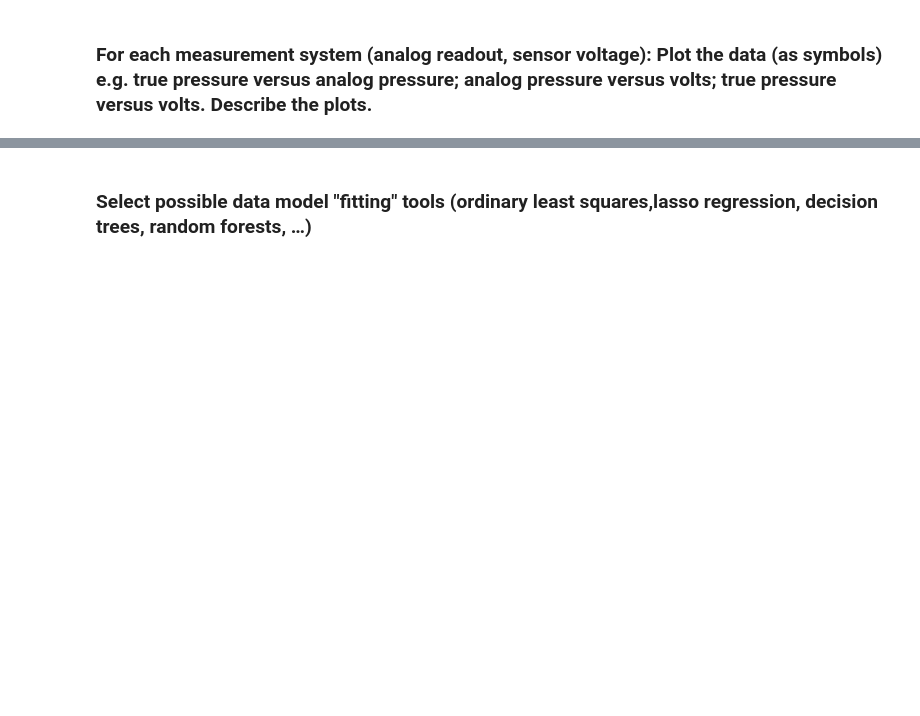
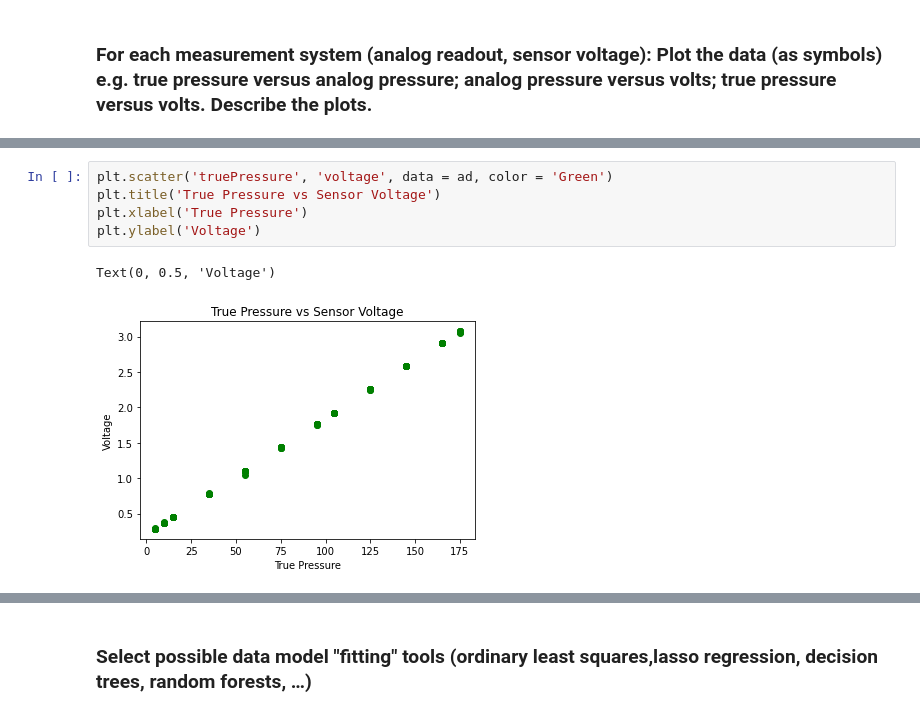
Before and after one commit to TeaOfTheSea/InstrumentCalibrationGit, a Jupyter notebook: InstrumentCalibration-Project.ipynb, the cells around one changed output, grey strips where cells are left out. Saved outputs shown, nothing was run; the diff lists cells and outputs as text; blank space fills up the shorter version.

```diff
--- a/InstrumentCalibration-Project.ipynb
+++ b/InstrumentCalibration-Project.ipynb
@@ -167,0 +203,8 @@ ad.head()
+# %%
+plt.scatter('truePressure', 'voltage', data = ad, color = 'Green')
+plt.title('True Pressure vs Sensor Voltage')
+plt.xlabel('True Pressure')
+plt.ylabel('Voltage')
+# %% [output]
+Text(0, 0.5, 'Voltage')
+[figure, added]
```
Also changed, not shown: parts of 12 cells of this notebook.
